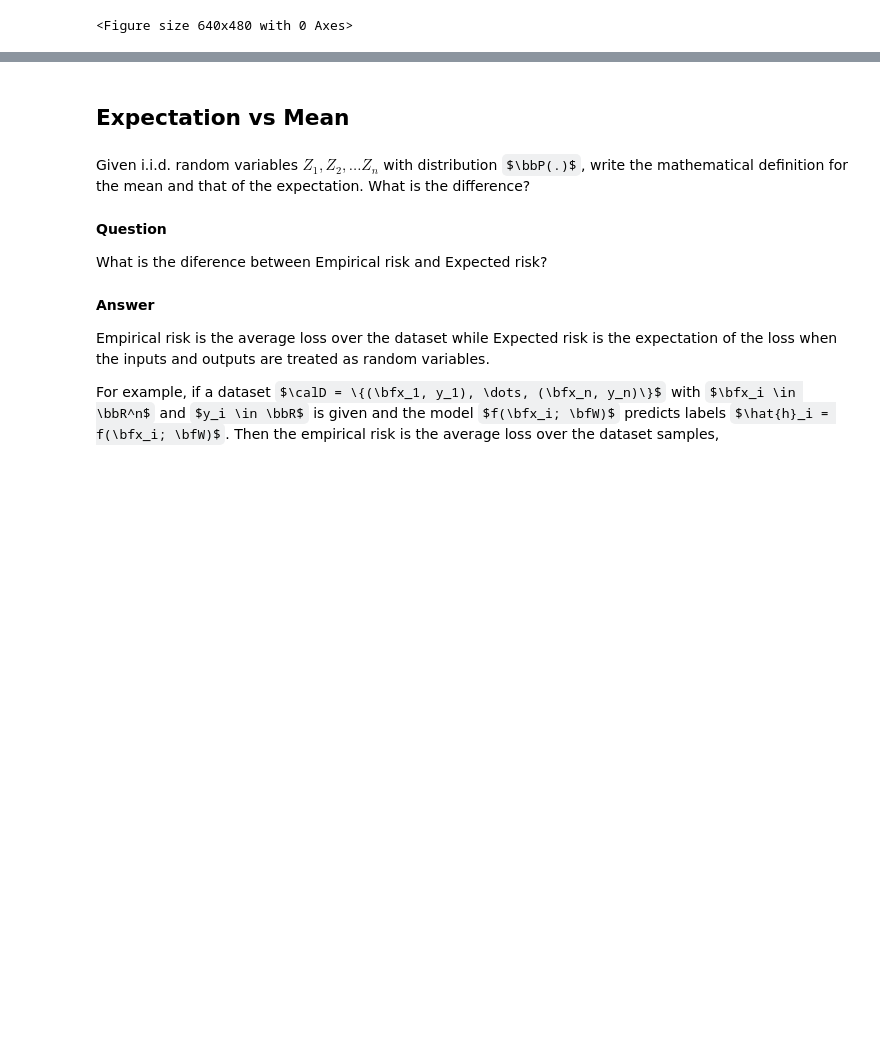
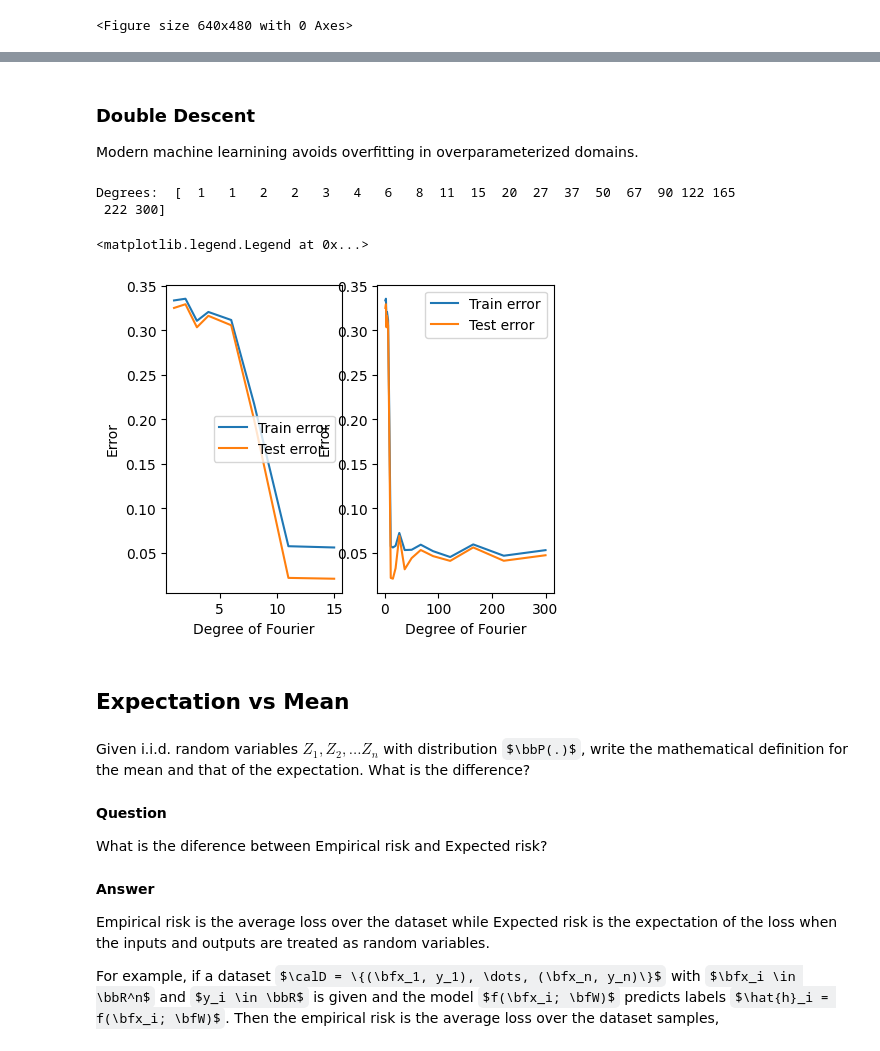
Before and after one commit to wecacuee/ECE490-F26-Neural-Networks, a Jupyter notebook: notebooks/022-prob/exports-ProbabilisticPerspectiveColab.ipynb, the cells around one changed output, grey strips where cells are left out. Cells and saved outputs as stored; diff of their text form; code cells hidden in the pictures; some formulas as TeX source; blank space fills up the shorter version.

```diff
--- a/notebooks/022-prob/exports-ProbabilisticPerspectiveColab.ipynb
+++ b/notebooks/022-prob/exports-ProbabilisticPerspectiveColab.ipynb
@@ -269,6 +269,8 @@ Figure 2. The No Free Lunch Theorem. The information collected so far will not s
 # %%
 %%capture
 pip install matplotalt
+# %%
+DEBUG = False
 # %%
 import numpy as np
 import matplotlib.pyplot as plt
@@ -360,0 +462,14 @@ curve ignores the noise but fits most of the desired pattern.
+# %%
+X = np.linspace(0, 10, 30).reshape(-1, 1)
+y = truefun(X).ravel() + np.minimum(2, np.random.normal(0, 1.2, X.shape[0]))
+
+degree = 100
+
+model = make_pipeline(FourierFeatures(degree), LinearRegression())
+_, train_err = model.fit(X, y)
+train_errors = np.abs(y - model.predict(X))
+y_pred = model.predict(X_plot)
+y_true = truefun(X_plot).ravel()
+test_err = np.abs(y_pred - y_true)
+
+print(train_errors, test_err)
@@ -361,3 +494,49 @@ curve ignores the noise but fits most of the desired pattern.
+# %% [markdown]
+### Double Descent
+
+Modern machine learnining avoids overfitting in overparameterized domains.
+# %%
+DEBUG = False
+
+X = np.linspace(0, 10, 200).reshape(-1, 1)
+y = truefun(X).ravel() + np.random.normal(0, 0.6, X.shape[0])
+
+X_plot = np.linspace(0, 10, 100).reshape(-1, 1)
+
+list_of_train_errors = []
+list_of_test_errors = []
+degrees = np.round(np.exp(np.linspace(0, np.log(300), 20))).astype(np.int64)
+print("Degrees: ", degrees)
+for degree in degrees:
+    model = make_pipeline(FourierFeatures(degree), LinearRegression())
+    _, train_error = model.fit(X, y)
+    y_pred = model.predict(X_plot)
+    y_true = truefun(X_plot).ravel()
+    test_error = model.error(y_pred, y_true)
+    list_of_train_errors.append(train_error)
+    list_of_test_errors.append(test_error)
+
+fig, axes = plt.subplots(1, 2, figsize=(5, 4))
+ax = axes[0]
+n = 10
+ax.set_xlabel('Degree of Fourier')
+ax.set_ylabel('Error')
+ax.plot(degrees[:n], list_of_train_errors[:n], label='Train error')
+ax.plot(degrees[:n], list_of_test_errors[:n], label='Test error')
+ax.legend()
+
+ax = axes[1]
+ax.set_xlabel('Degree of Fourier')
+ax.set_ylabel('Error')
+#ax.set_yscale("log")
+ax.plot(degrees, list_of_train_errors, label='Train error')
+ax.plot(degrees, list_of_test_errors, label='Test error')
+ax.legend()
+# %% [output]
+Degrees:  [  1   1   2   2   3   4   6   8  11  15  20  27  37  50  67  90 122 165
+ 222 300]
+<matplotlib.legend.Legend at 0x...>
+[figure, added]
 # %% [markdown]
 ## Expectation vs Mean
 # %% [markdown]
```
Also changed, not shown: parts of 8 cells of this notebook, 5 other files.
